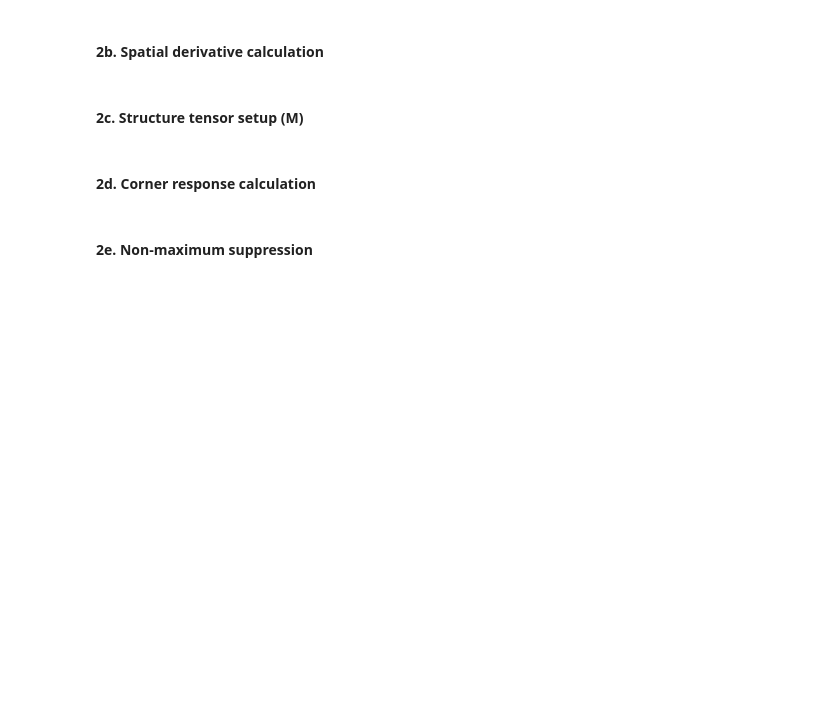
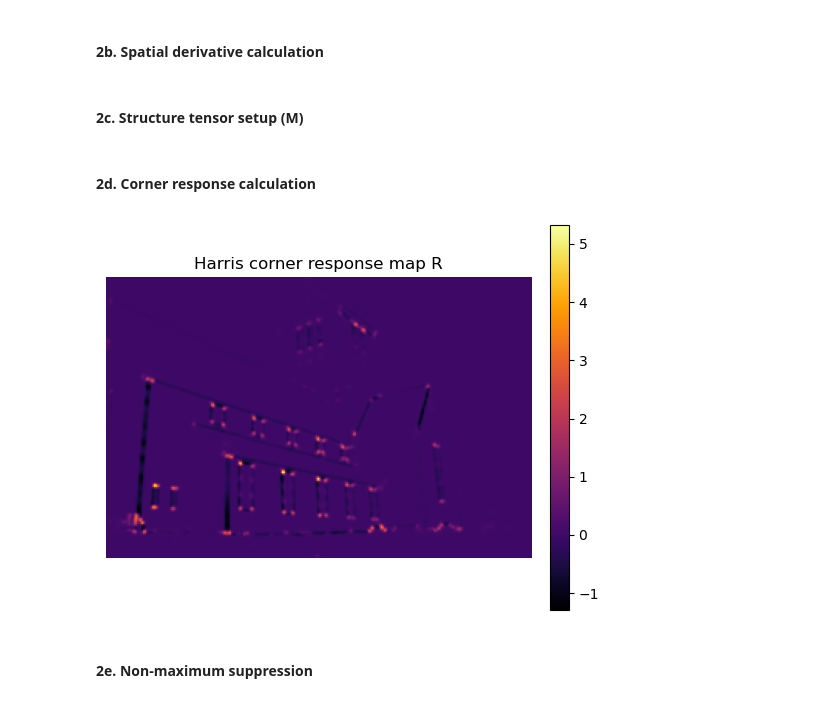
Before and after one commit to issarmank/cs-4452-assignment1-image-detection, a Jupyter notebook: image.ipynb, the cells around one changed output. Cells and saved outputs as stored; diff of their text form; code cells hidden in the pictures; blank space fills up the shorter version.

Commit message:
harris corner detector complete with response map R & non-max suppression

```diff
--- a/image.ipynb
+++ b/image.ipynb
@@ -127,8 +133,50 @@ overlaid on the image).
 # %% [markdown]
 #### 2b. Spatial derivative calculation
+# %%
+# 2) Spatial derivatives (Sobel)
+Sx = np.array([[-1, 0,  1],
+               [-2, 0,  2],
+               [-1, 0,  1]], dtype=np.float32)
+
+Sy = np.array([[-1, -2, -1],
+               [ 0,  0,  0],
+               [ 1,  2,  1]], dtype=np.float32)
+
+# using grayscale float_image from problem 1
+Ix = convolve2d_manual(float_image, Sx, padding="reflect")
+Iy = convolve2d_manual(float_image, Sy, padding="reflect")
 # %% [markdown]
 #### 2c. Structure tensor setup (M)
+# %%
+# Structure tensor terms (with Gaussian smoothing)
+k = 0.04
+sigma = 1.0
+win = 5
+G = gaussian_kernel(win, sigma=sigma)
+
+Ixx = Ix * Ix
+Iyy = Iy * Iy
+Ixy = Ix * Iy
+
+Sxx = convolve2d_manual(Ixx, G, padding="reflect")
+Syy = convolve2d_manual(Iyy, G, padding="reflect")
+Sxy = convolve2d_manual(Ixy, G, padding="reflect")
 # %% [markdown]
 #### 2d. Corner response calculation
+# %%
+# Corner response map R
+detM = Sxx * Syy - Sxy * Sxy
+traceM = Sxx + Syy
+R = detM - k * (traceM ** 2)
+
+# Plot corner response map R
+plt.figure(figsize=(6, 5))
+plt.title("Harris corner response map R")
+plt.imshow(R, cmap="inferno")
+plt.colorbar(fraction=0.046, pad=0.04)
+plt.axis("off")
+plt.show()
+# %% [output]
+[figure, added]
 # %% [markdown]
 #### 2e. Non-maximum suppression
```
Also changed, not shown: parts of 4 cells of this notebook.
